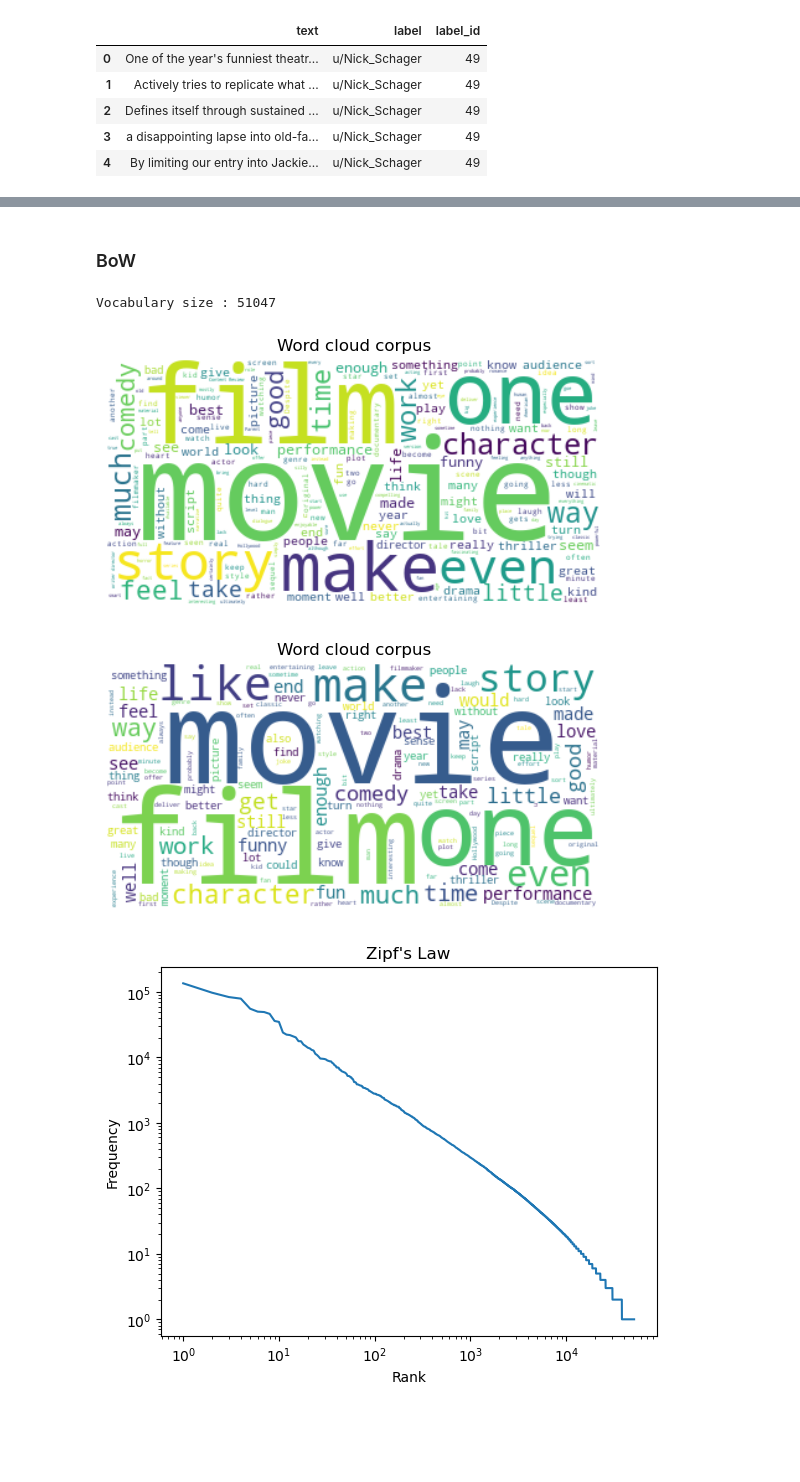
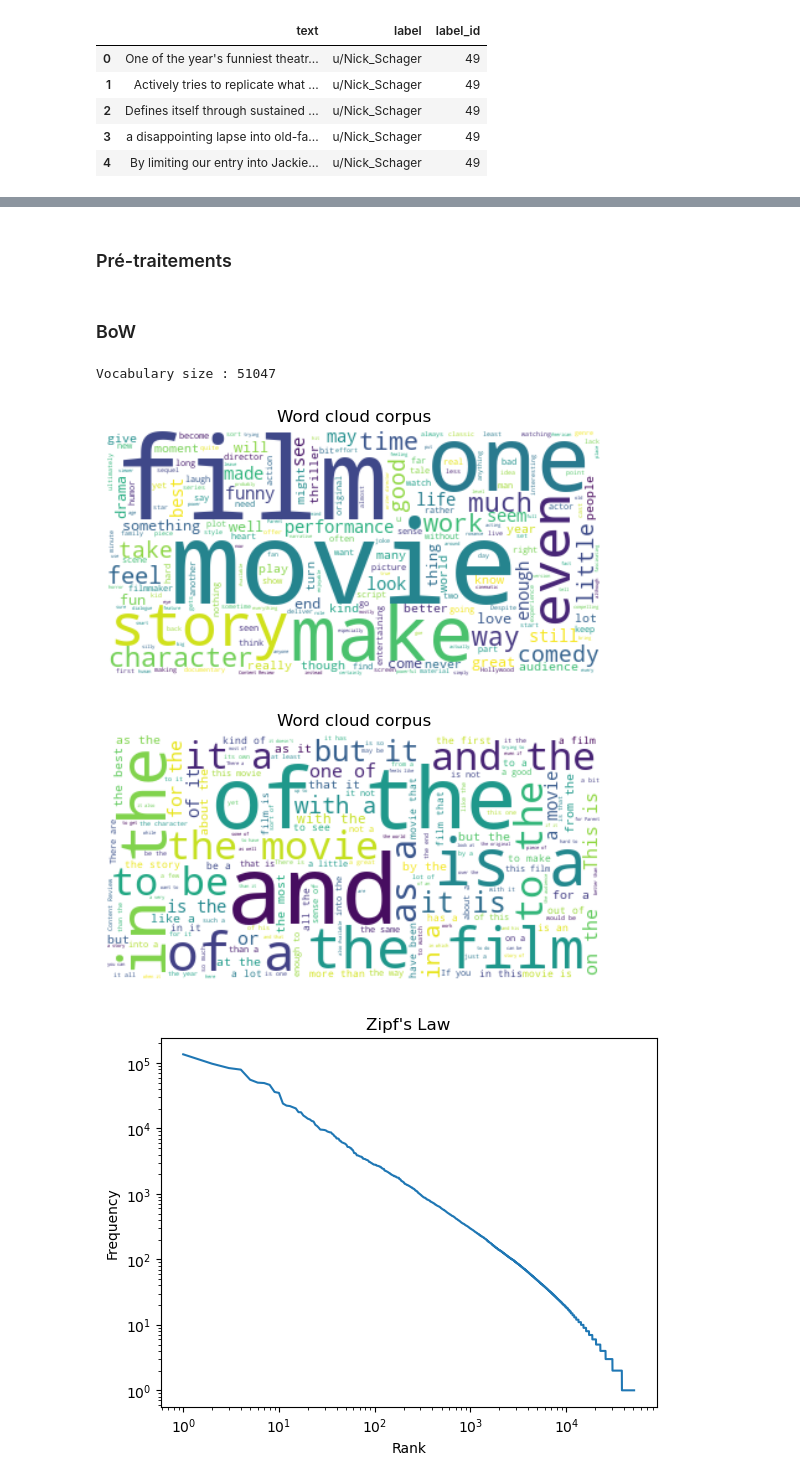
Before and after one commit to BenKabongo25/personalized-data-to-text-neural-generation, a Jupyter notebook: Code/src/authorship/authorship.ipynb, the cells around one changed output, grey strips where cells are left out. Saved outputs shown, nothing was run; the diff lists cells and outputs as text; code cells hidden in the pictures; blank space fills up the shorter version.

```diff
--- a/Code/src/authorship/authorship.ipynb
+++ b/Code/src/authorship/authorship.ipynb
@@ -35,7 +35,7 @@ from wordcloud import WordCloud
 # %% [markdown]
 ### Data
 # %%
-dt_dir = '../../../../Data/appdata/rotten/'
+dt_dir = '../../../Data/appdata/rotten/'
 train_df = pd.read_csv(dt_dir + 'author80_train.csv', index_col=0)
 test_df = pd.read_csv(dt_dir + 'author80_test.csv', index_col=0)
 eval_df = pd.read_csv(dt_dir + 'author80_eval.csv', index_col=0)
@@ -95,5 +95,5 @@ plt.show()
-# %% [markdown]
-### BoW
+# %% [markdown]
+### Pré-traitements
 # %%
 def delete_punctuation(text):
     punctuation = r"[\!\"\#\$\%\&\'\(\)\*\+\,\-\.\/\:\;\<\=\>\?\@\[\\\]\^\_\`\{\|\}\~\n\t]"
@@ -131,6 +131,8 @@ def lemmatize(text):
     lemmatized_tokens = [lemmatizer.lemmatize(token) for token in tokens]
     lemmatized_text = " ".join(lemmatized_tokens)
     return lemmatized_text
+# %% [markdown]
+### BoW
 # %%
 vectorizer = CountVectorizer()
 X = vectorizer.fit_transform(train_df.text)
@@ -144,16 +146,15 @@ plt.imshow(wc, interpolation='bilinear')
 plt.axis("off")
 plt.show()
 # %% [output]
-[figure, old version]
+[figure, new version]
 # %%
-stop_words_english = sorted( stopwords.words('english') )
-wc = WordCloud(background_color='white', stopwords=stop_words_english).generate(' '.join(train_df.text))
+wc = WordCloud(background_color='white', stopwords='english').generate(' '.join(train_df.text))
 plt.title('Word cloud corpus')
 plt.imshow(wc, interpolation='bilinear')
 plt.axis("off")
 plt.show()
 # %% [output]
-[figure, old version]
+[figure, new version]
 # %%
 corpus_clean = ' '.join(train_df.text.map(delete_punctuation)).lower()
 word_counts = Counter(corpus_clean.split())
```
Also changed, not shown: parts of 8 cells of this notebook.
